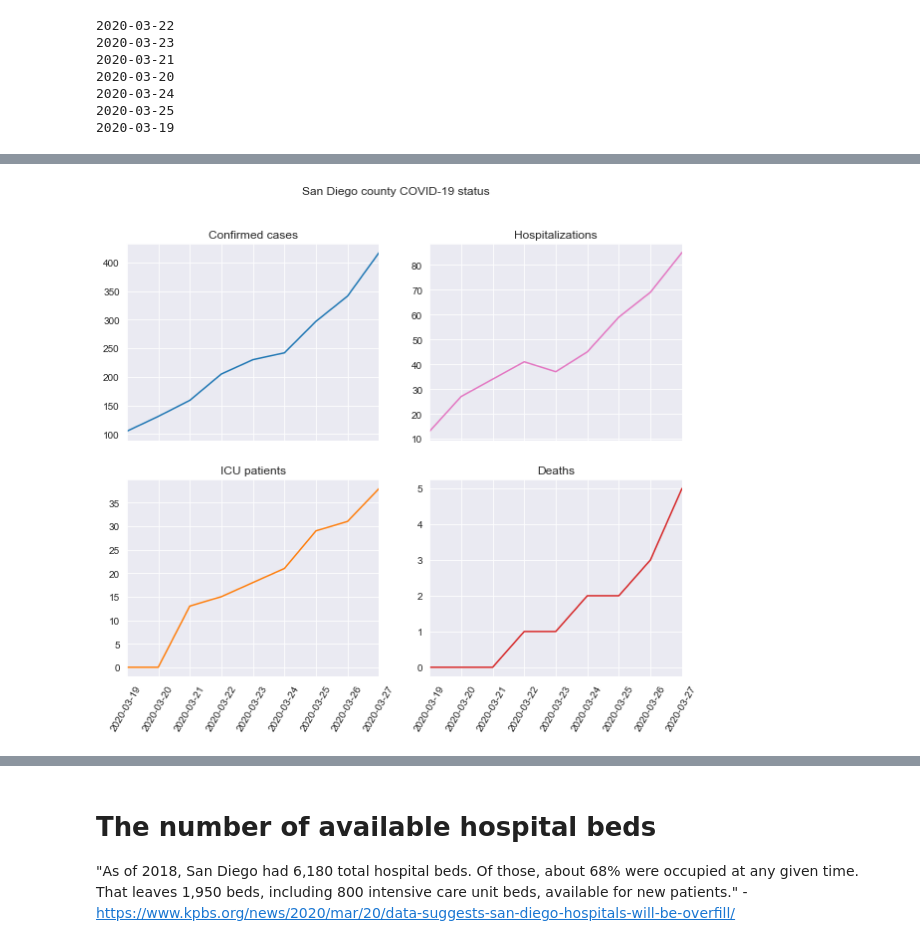
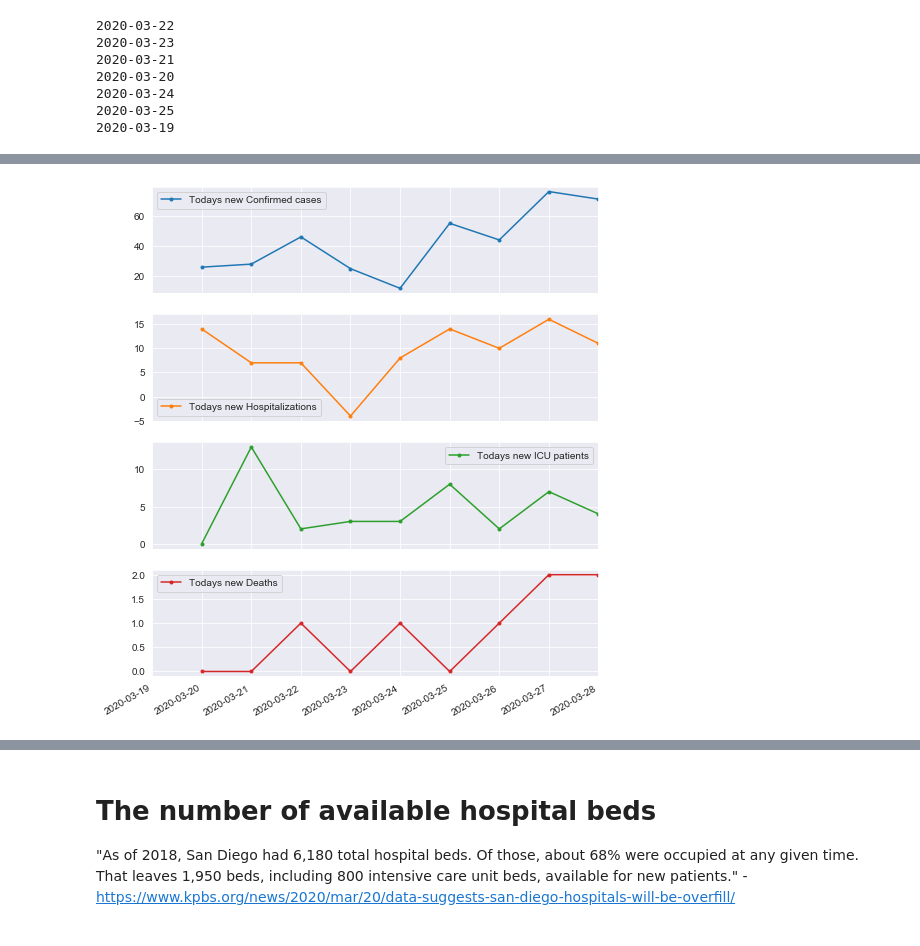
Before and after one commit to jasongfleischer/SanDiegoCountyCOVID19, a Jupyter notebook: San Diego Country Coronavirus History.ipynb, the cells around one changed output, grey strips where cells are left out. Cells and saved outputs as stored; diff of their text form; code cells hidden in the pictures.

Commit message:
added 3/28 (and yes, yesterdays comment was wrong, it was 3/27 and yesterday i forgot to add location data but tbh i think its useless to collect it right now

```diff
--- a/San Diego Country Coronavirus History.ipynb
+++ b/San Diego Country Coronavirus History.ipynb
@@ -129,5 +129,11 @@ totals.plot(subplots=True,sharex=True,figsize=(8,10));
+# %%
+# Obviously the first date (20th or 21st depending on metric) is ignorable because it contains all previous days
+# Also I'm pretty sure the -5 hospitalizations on 23rd indicates that some data reclassification happened that day, not that some people were cured and walked out of hospital.
+totals.diff().rename(lambda x: 'Todays new '+x, axis='columns').plot(subplots=True,sharex=True,figsize=(8,10),marker='.');
+# %% [output]
+[figure, added]
 # %%
-fig, ( (ax1,ax2), (ax3,ax4)) = plt.subplots(2, 2, sharex=True, figsize=(10,8))
+'''fig, ( (ax1,ax2), (ax3,ax4)) = plt.subplots(2, 2, sharex=True, figsize=(10,8))
 # I really hope I never have to add the argument logy=True to the plots
 cases.plot(title='Confirmed cases', color=colors[0], ax=ax1);
 hospitalizations.plot(title='Hospitalizations', color=colors[6], ax=ax2);
@@ -136,9 +142,7 @@ deaths.plot(title='Deaths', color=colors[3], ax=ax4);
 for ax in fig.axes:
     plt.sca(ax)
     plt.xticks(rotation=60)
-plt.suptitle('San Diego county COVID-19 status');
+plt.suptitle('San Diego county COVID-19 status');''';
-# %% [output]
-[figure, removed]
 # %%
 from scipy.optimize import curve_fit
 
```
Also changed, not shown: parts of 8 cells of this notebook, 2 other files.
